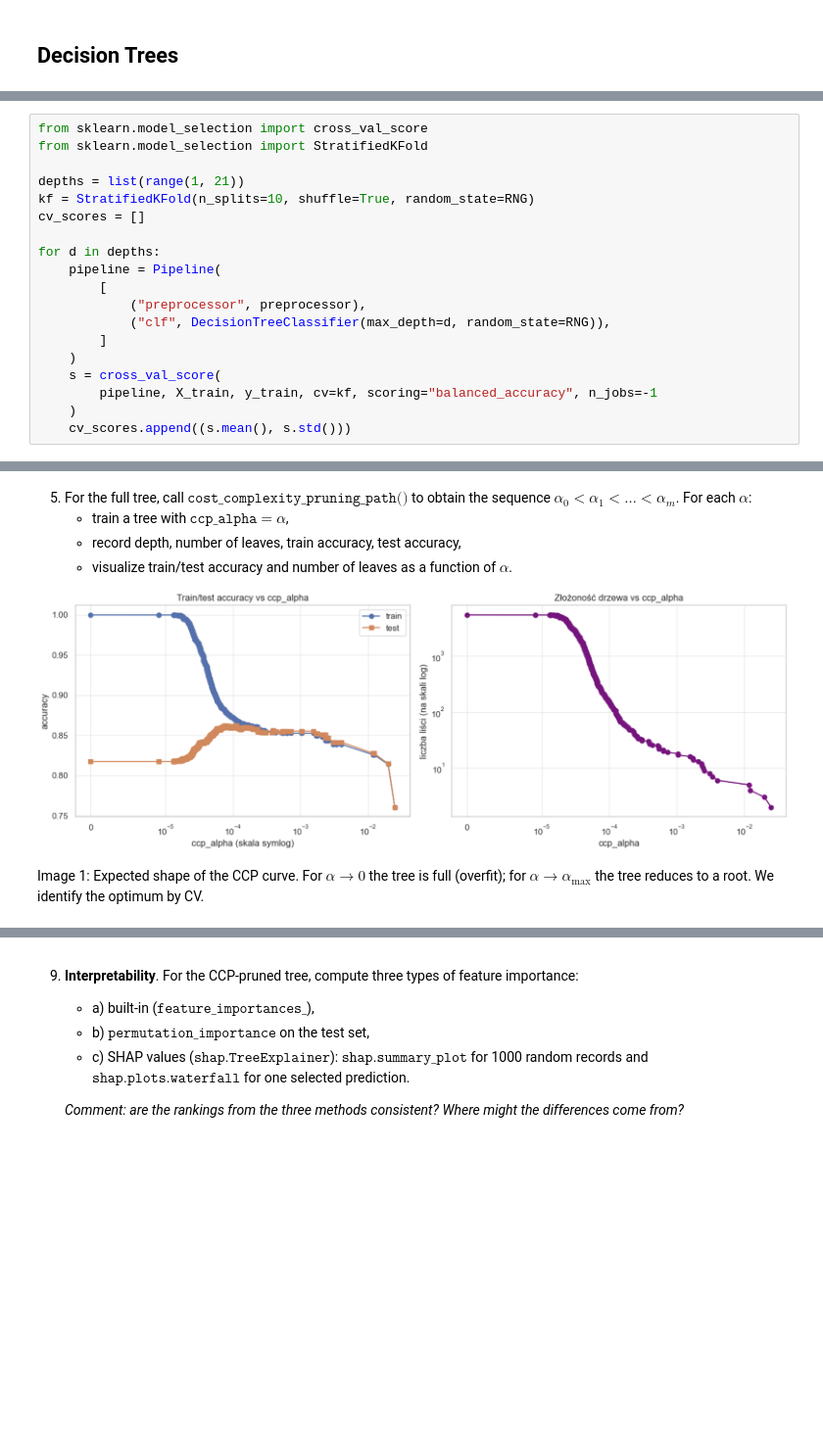
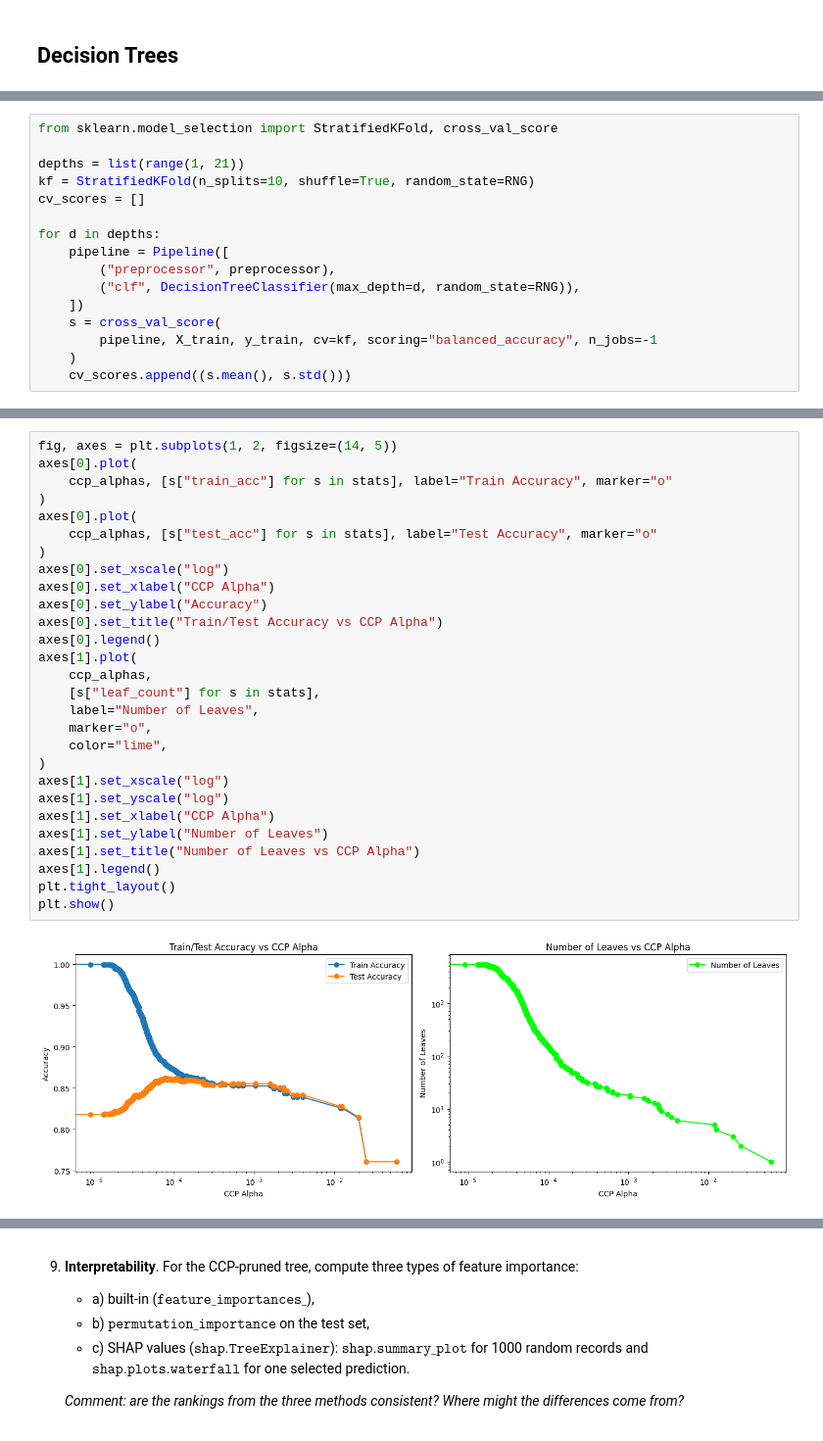
Before and after one commit to closetcaiman/de, a Jupyter notebook: lab2/lab2.ipynb, the cells around one changed output, grey strips where cells are left out. Shown at 98% size. Saved outputs shown, nothing was run; the diff lists cells and outputs as text; blank space fills up the shorter version.

Commit message:
feat: add decison trees

```diff
--- a/lab2/lab2.ipynb
+++ b/lab2/lab2.ipynb
@@ -139,18 +230,15 @@ print(f"\tTest accuracy: {base_pipeline.score(X_test, y_test):.4f}")
 # %%
-from sklearn.model_selection import cross_val_score
-from sklearn.model_selection import StratifiedKFold
+from sklearn.model_selection import StratifiedKFold, cross_val_score
 
 depths = list(range(1, 21))
 kf = StratifiedKFold(n_splits=10, shuffle=True, random_state=RNG)
 cv_scores = []
 
 for d in depths:
-    pipeline = Pipeline(
-        [
-            ("preprocessor", preprocessor),
-            ("clf", DecisionTreeClassifier(max_depth=d, random_state=RNG)),
-        ]
-    )
+    pipeline = Pipeline([
+        ("preprocessor", preprocessor),
+        ("clf", DecisionTreeClassifier(max_depth=d, random_state=RNG)),
+    ])
     s = cross_val_score(
         pipeline, X_train, y_train, cv=kf, scoring="balanced_accuracy", n_jobs=-1
     )
@@ -208,10 +322,31 @@ for alpha in ccp_alphas:  # Test every 10th alpha for speed
-# %% [markdown]
-5. For the full tree, call $\texttt{cost\_complexity\_pruning\_path()}$ to obtain the sequence $\alpha_0 < \alpha_1 < \ldots < \alpha_m$. For each $\alpha$:
-   - train a tree with $\texttt{ccp\_alpha}=\alpha$,
-   - record depth, number of leaves, train accuracy, test accuracy,
-   - visualize train/test accuracy and number of leaves as a function of $\alpha$.
-
-![image.png](attachment:image.png)
-
-Image 1: Expected shape of the CCP curve. For $\alpha \rightarrow 0$ the tree is full (overfit); for $\alpha \rightarrow \alpha_{\max}$ the tree reduces to a root. We identify the optimum by CV.
+# %%
+fig, axes = plt.subplots(1, 2, figsize=(14, 5))
+axes[0].plot(
+    ccp_alphas, [s["train_acc"] for s in stats], label="Train Accuracy", marker="o"
+)
+axes[0].plot(
+    ccp_alphas, [s["test_acc"] for s in stats], label="Test Accuracy", marker="o"
+)
+axes[0].set_xscale("log")
+axes[0].set_xlabel("CCP Alpha")
+axes[0].set_ylabel("Accuracy")
+axes[0].set_title("Train/Test Accuracy vs CCP Alpha")
+axes[0].legend()
+axes[1].plot(
+    ccp_alphas,
+    [s["leaf_count"] for s in stats],
+    label="Number of Leaves",
+    marker="o",
+    color="lime",
+)
+axes[1].set_xscale("log")
+axes[1].set_yscale("log")
+axes[1].set_xlabel("CCP Alpha")
+axes[1].set_ylabel("Number of Leaves")
+axes[1].set_title("Number of Leaves vs CCP Alpha")
+axes[1].legend()
+plt.tight_layout()
+plt.show()
+# %% [output]
+[figure, added]
 # %% [markdown]
```
Also changed, not shown: parts of 42 cells of this notebook, 5 other files.
